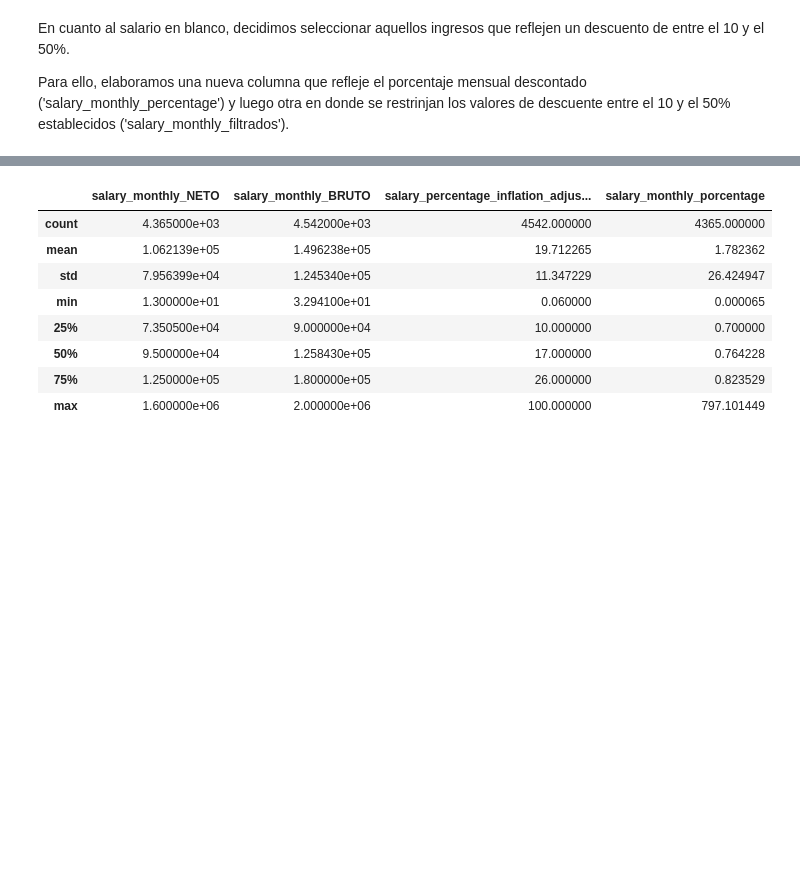
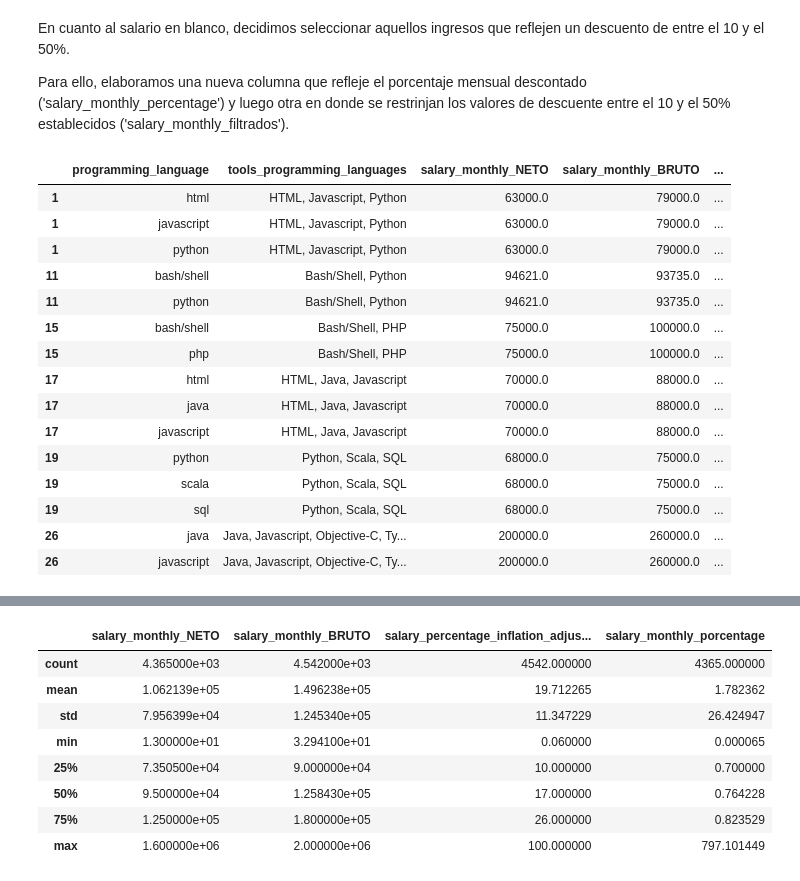
Before and after one commit to fnbellomo/DiploDatos2021, a Jupyter notebook: Entregable_Parte_1_Tamara.ipynb, the cells around one changed output, grey strips where cells are left out. Saved outputs shown, nothing was run; the diff lists cells and outputs as text; code cells hidden in the pictures; blank space fills up the shorter version.

```diff
--- a/Entregable_Parte_1_Tamara.ipynb
+++ b/Entregable_Parte_1_Tamara.ipynb
@@ -205,4 +205,24 @@ df_lang[:5]
 En cuanto al salario en blanco, decidimos seleccionar aquellos ingresos que reflejen un descuento de entre el 10 y el 50%.
 
 Para ello, elaboramos una nueva columna que refleje el porcentaje mensual descontado ('salary_monthly_percentage') y luego otra en donde se restrinjan los valores de descuente entre el 10 y el 50% establecidos ('salary_monthly_filtrados').
+# %%
+df_lang['salary_monthly_porcentage'] = df_lang['salary_monthly_NETO'] / df_lang['salary_monthly_BRUTO']
+df_lang[:15]
+# %% [output]
+|  | programming_language | tools_programming_languages | salary_monthly_NETO | salary_monthly_BRUTO | ... |
+| 1 | html | HTML, Javascript, Python | 63000.0 | 79000.0 | ... |
+| 1 | javascript | HTML, Javascript, Python | 63000.0 | 79000.0 | ... |
+| 1 | python | HTML, Javascript, Python | 63000.0 | 79000.0 | ... |
+| 11 | bash/shell | Bash/Shell, Python | 94621.0 | 93735.0 | ... |
+| 11 | python | Bash/Shell, Python | 94621.0 | 93735.0 | ... |
+| 15 | bash/shell | Bash/Shell, PHP | 75000.0 | 100000.0 | ... |
+| 15 | php | Bash/Shell, PHP | 75000.0 | 100000.0 | ... |
+| 17 | html | HTML, Java, Javascript | 70000.0 | 88000.0 | ... |
+| 17 | java | HTML, Java, Javascript | 70000.0 | 88000.0 | ... |
+| 17 | javascript | HTML, Java, Javascript | 70000.0 | 88000.0 | ... |
+| 19 | python | Python, Scala, SQL | 68000.0 | 75000.0 | ... |
+| 19 | scala | Python, Scala, SQL | 68000.0 | 75000.0 | ... |
+| 19 | sql | Python, Scala, SQL | 68000.0 | 75000.0 | ... |
+| 26 | java | Java, Javascript, Objective-C, Ty... | 200000.0 | 260000.0 | ... |
+| 26 | javascript | Java, Javascript, Objective-C, Ty... | 200000.0 | 260000.0 | ... |
 # %%
```
Also changed, not shown: parts of 8 cells of this notebook.
